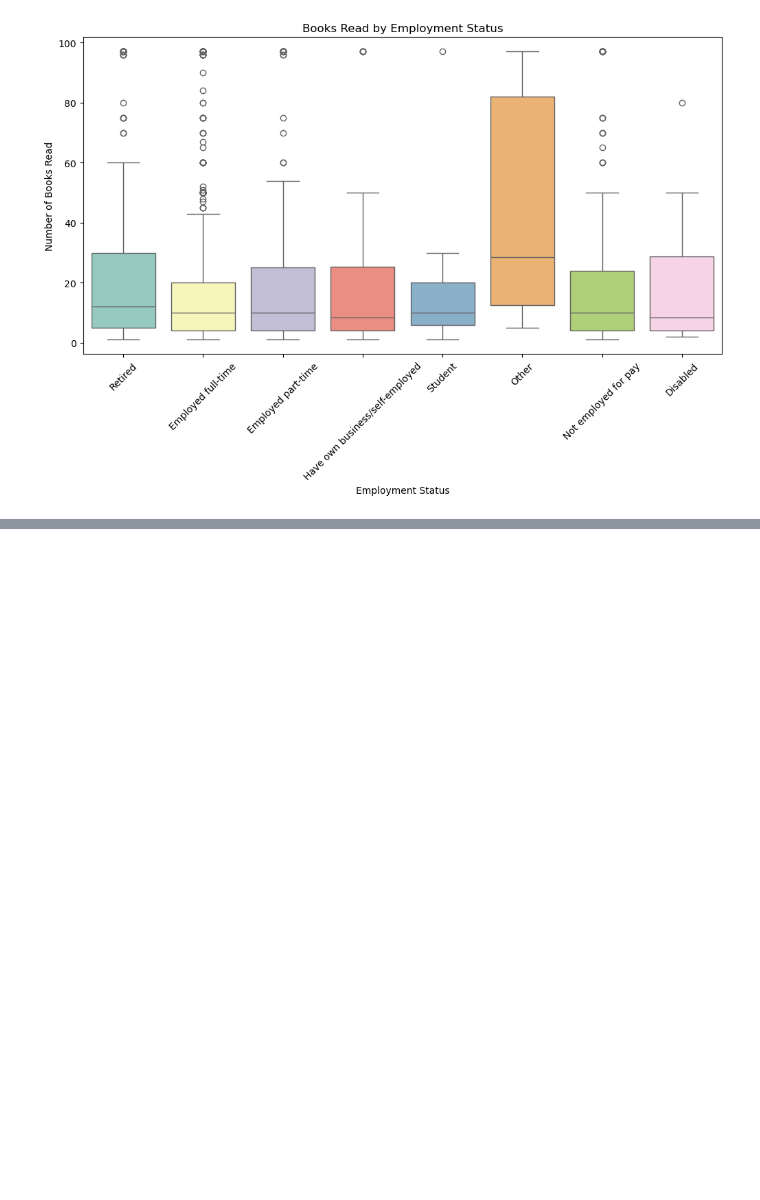
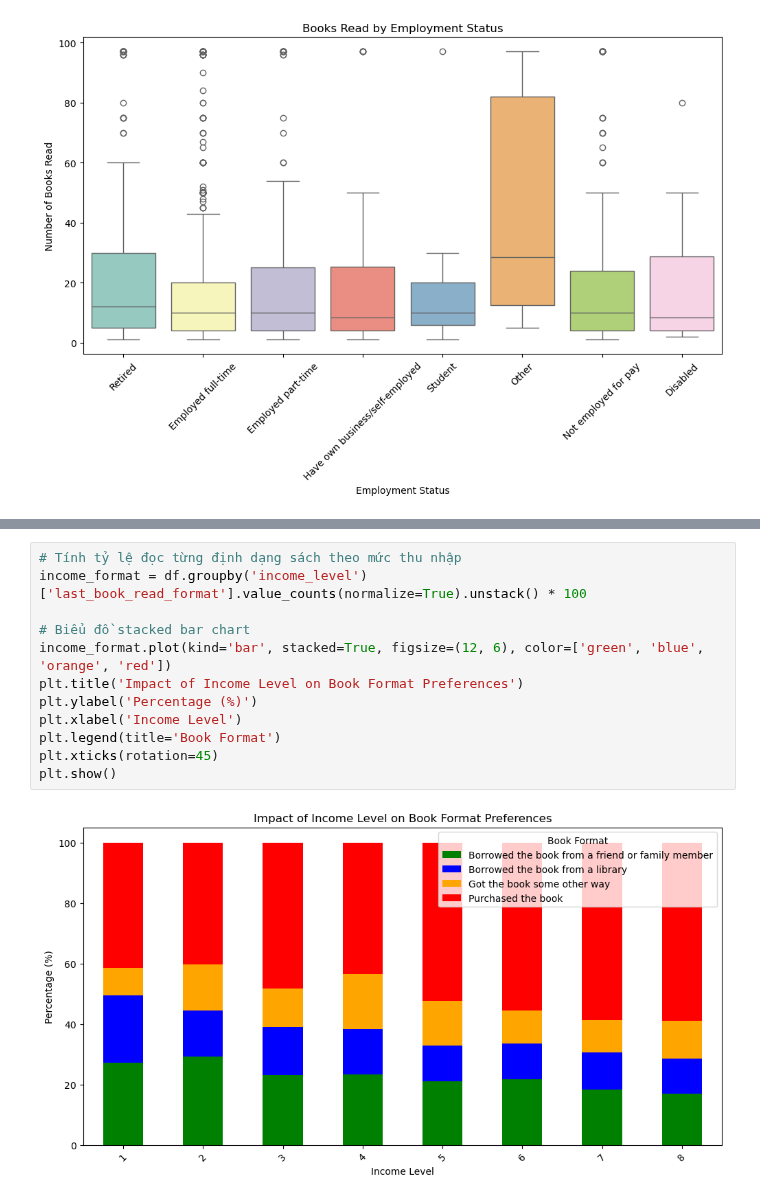
Before and after one commit to neyngnn/LTKHDL, a Jupyter notebook: notebook/Eda.ipynb, the cells around one changed output, grey strips where cells are left out. Saved outputs shown, nothing was run; the diff lists cells and outputs as text; blank space fills up the shorter version.

```diff
--- a/notebook/Eda.ipynb
+++ b/notebook/Eda.ipynb
@@ -83,0 +89,14 @@ plt.show()
+# %%
+# Tính tỷ lệ đọc từng định dạng sách theo mức thu nhập
+income_format = df.groupby('income_level')['last_book_read_format'].value_counts(normalize=True).unstack() * 100
+
+# Biểu đồ stacked bar chart
+income_format.plot(kind='bar', stacked=True, figsize=(12, 6), color=['green', 'blue', 'orange', 'red'])
+plt.title('Impact of Income Level on Book Format Preferences')
+plt.ylabel('Percentage (%)')
+plt.xlabel('Income Level')
+plt.legend(title='Book Format')
+plt.xticks(rotation=45)
+plt.show()
+# %% [output]
+[figure, added]
```
Also changed, not shown: parts of 2 cells of this notebook.
